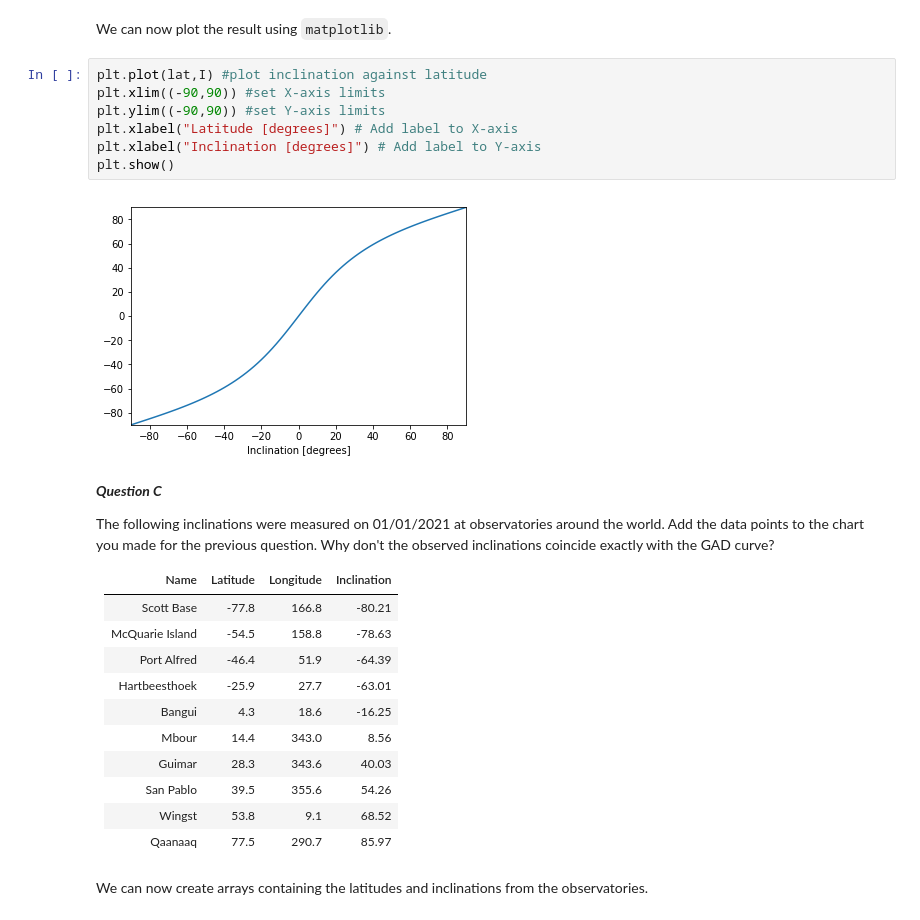
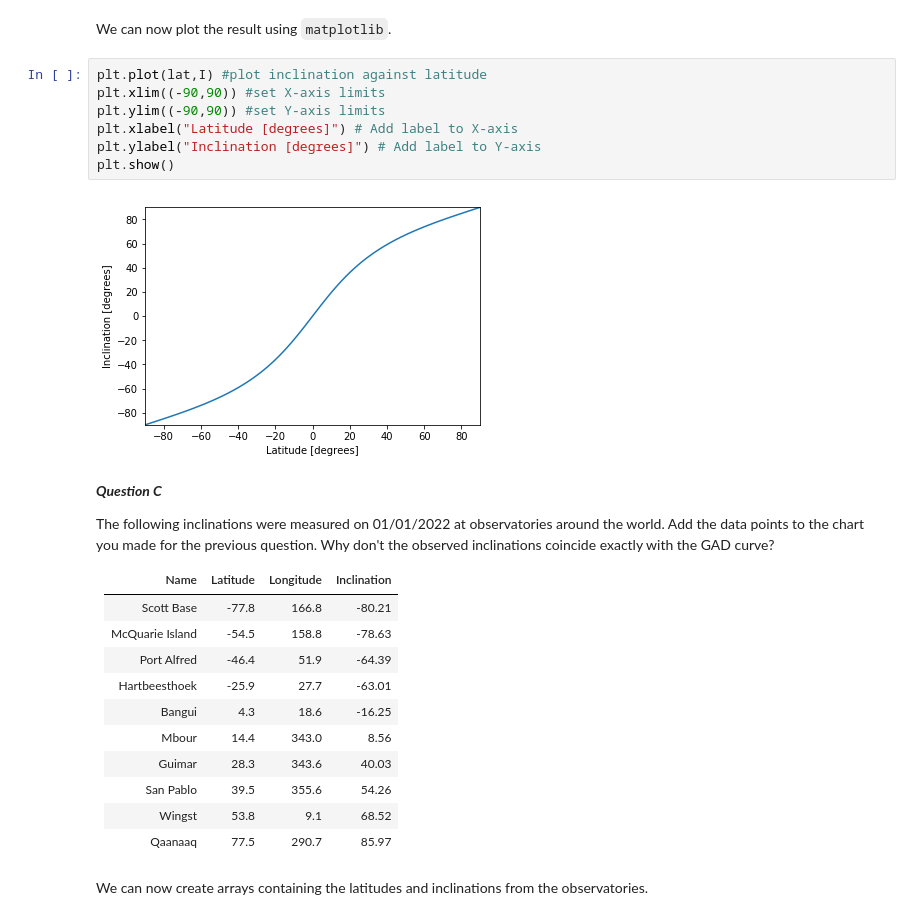
Before and after one commit to ANU-RSES-Education/EMSC-3033, a Jupyter notebook: Notebooks/Week7/EMSC3033 - Week 7 - Practical Solution.ipynb, the cells around one changed output. Saved outputs shown, nothing was run; the diff lists cells and outputs as text.

```diff
--- a/Notebooks/Week7/EMSC3033 - Week 7 - Practical Solution.ipynb
+++ b/Notebooks/Week7/EMSC3033 - Week 7 - Practical Solution.ipynb
@@ -96,17 +96,17 @@ We can now plot the result using `matplotlib`.
 # %%
 plt.plot(lat,I) #plot inclination against latitude
 plt.xlim((-90,90)) #set X-axis limits
 plt.ylim((-90,90)) #set Y-axis limits
 plt.xlabel("Latitude [degrees]") # Add label to X-axis
-plt.xlabel("Inclination [degrees]") # Add label to Y-axis
+plt.ylabel("Inclination [degrees]") # Add label to Y-axis
 plt.show()
 # %% [output]
-[figure, old version]
+[figure, new version]
 # %% [markdown]
 ***Question C***
 
 The following inclinations were measured on
-01/01/2021 at observatories around the world. Add the data points
+01/01/2022 at observatories around the world. Add the data points
 to the chart you made for the previous question. Why don't the observed inclinations
 coincide exactly with the GAD curve?
 
```
Also changed, not shown: parts of 3 cells of this notebook.
